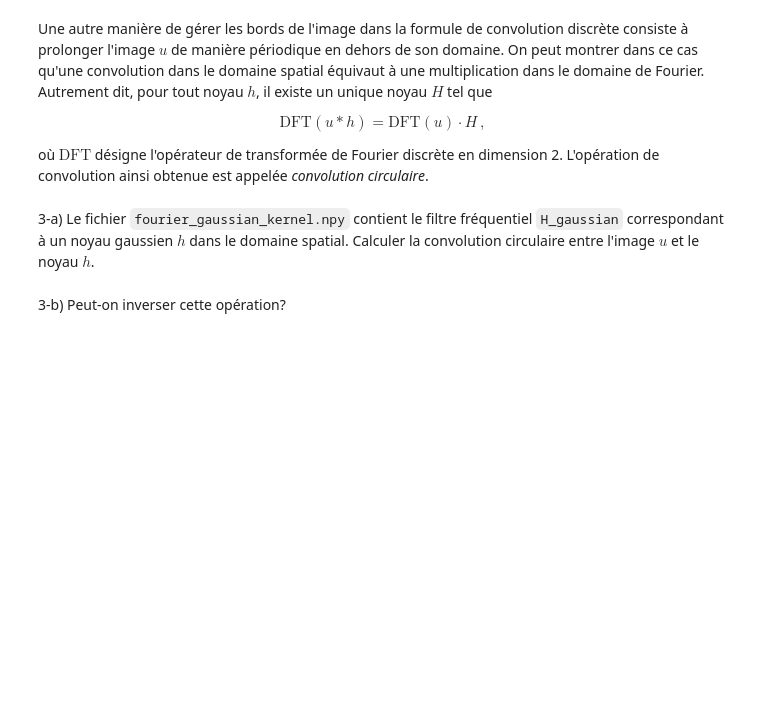
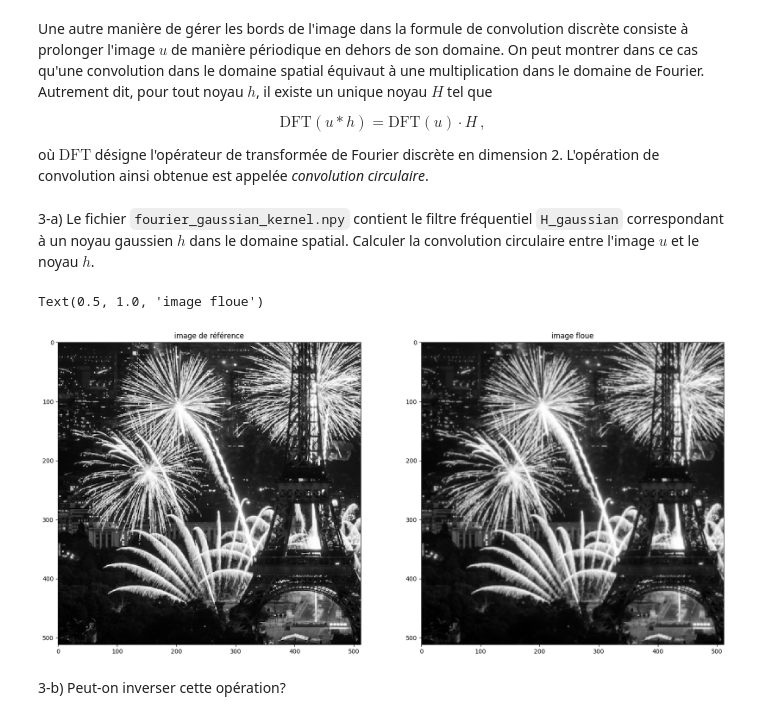
Before and after one commit to sinskid/probleme_inverse, a Jupyter notebook: tp1/TP1.ipynb, the cells around one changed output. Cells and saved outputs as stored; diff of their text form; code cells hidden in the pictures; blank space fills up the shorter version.

```diff
--- a/tp1/TP1.ipynb
+++ b/tp1/TP1.ipynb
@@ -149,21 +206,26 @@ dimension 2. L'opération de convolution ainsi obtenue est appelée
 # %%
 # chargement du noyau et de l'image de référence
 H_gaussian = np.load('fourier_gaussian_kernel.npy')
 ref = np.double(plt.imread('artifice.tiff'));
 ref=ref[-513:-1,0:512]
 
 # calcul de la convolution circulaire
-## A COMPLETER
+dft_u = np.fft.fft2(ref)
+convol_circ = dft_u * H_gaussian
+Au = np.real(np.fft.ifft2(convol_circ))
 
 # affichage de l'image nette et de l'image floue
 fig = plt.figure(figsize=(20,20))
 
 fig.add_subplot(1,2,1)
 plt.imshow(ref,cmap='gray',interpolation='none')
 plt.title('image de référence')
 
 fig.add_subplot(1,2,2)
 plt.imshow(Au,cmap='gray',interpolation='none')
 plt.title('image floue')
+# %% [output]
+Text(0.5, 1.0, 'image floue')
+[figure, added]
 # %% [markdown]
 3-b) Peut-on inverser cette opération?
```
Also changed, not shown: parts of 19 cells of this notebook.
